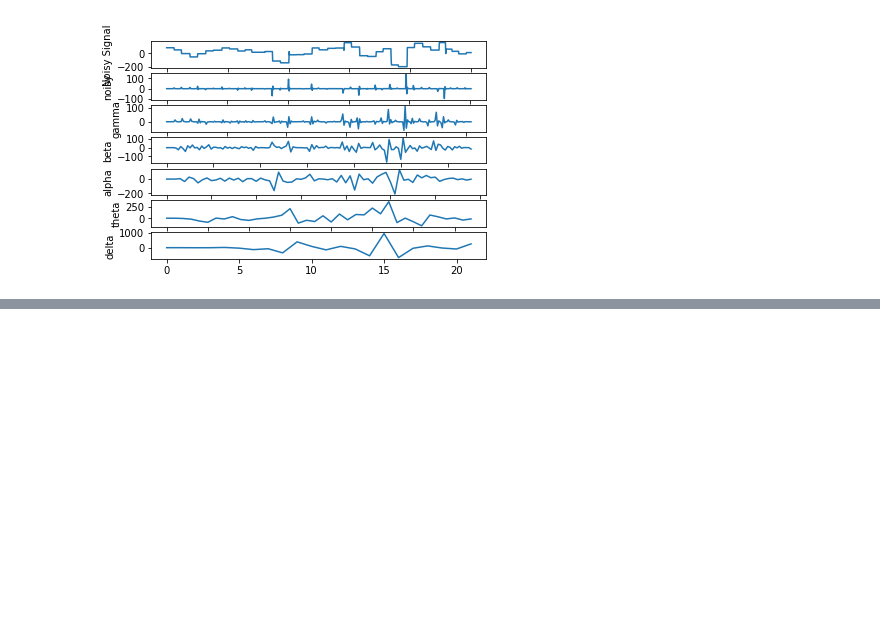
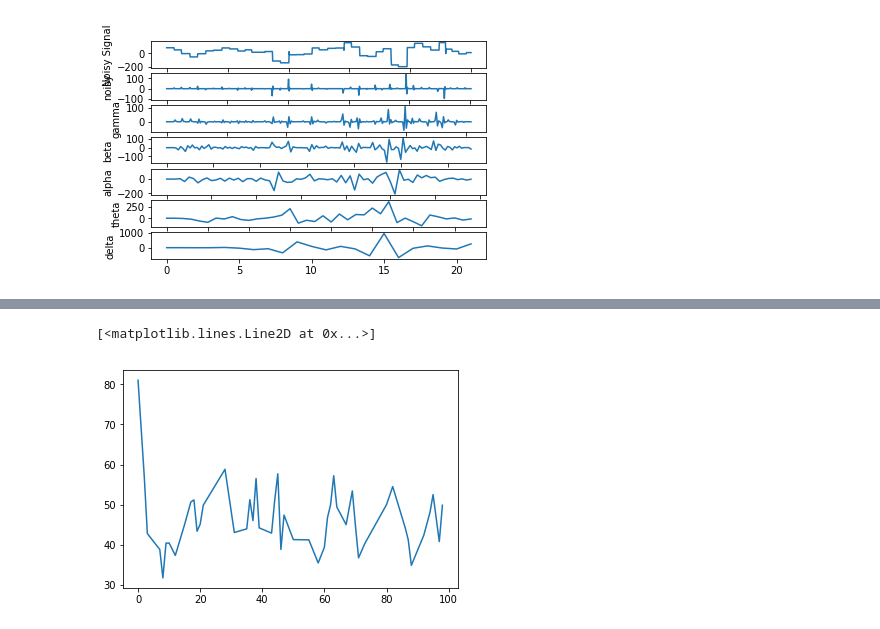
Before and after one commit to sytzewest/EEG-RobotArm-ProjectInnovate, a Jupyter notebook: Processing/EEG.ipynb, the cells around one changed output, grey strips where cells are left out. Saved outputs shown, nothing was run; the diff lists cells and outputs as text; code cells hidden in the pictures; blank space fills up the shorter version.

```diff
--- a/Processing/EEG.ipynb
+++ b/Processing/EEG.ipynb
@@ -73,0 +79,5 @@ plt.show()
+# %%
+plt.plot(np.std(rdf[df.label=='left'], axis=1))
+# %% [output]
+[<matplotlib.lines.Line2D at 0x...>]
+[figure, added]
```
Also changed, not shown: parts of 5 cells of this notebook.
